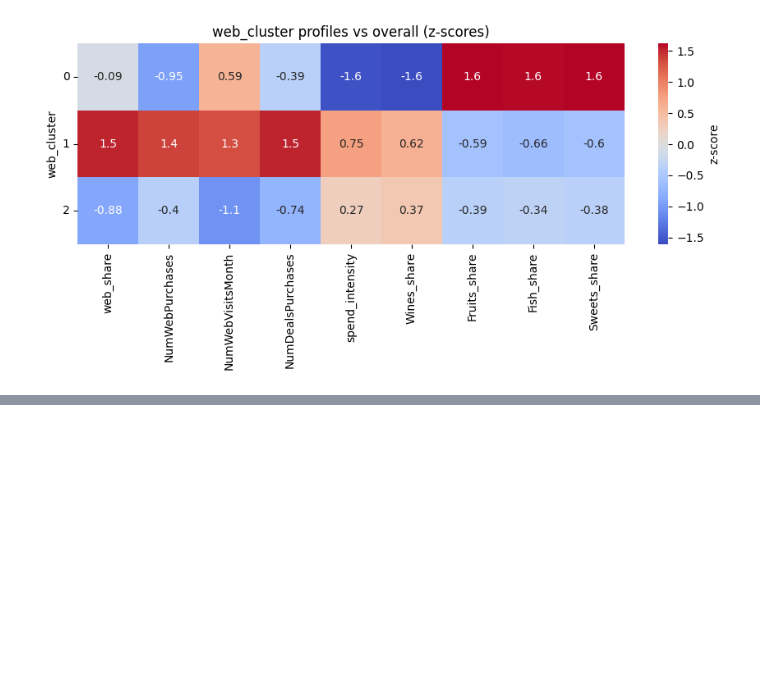
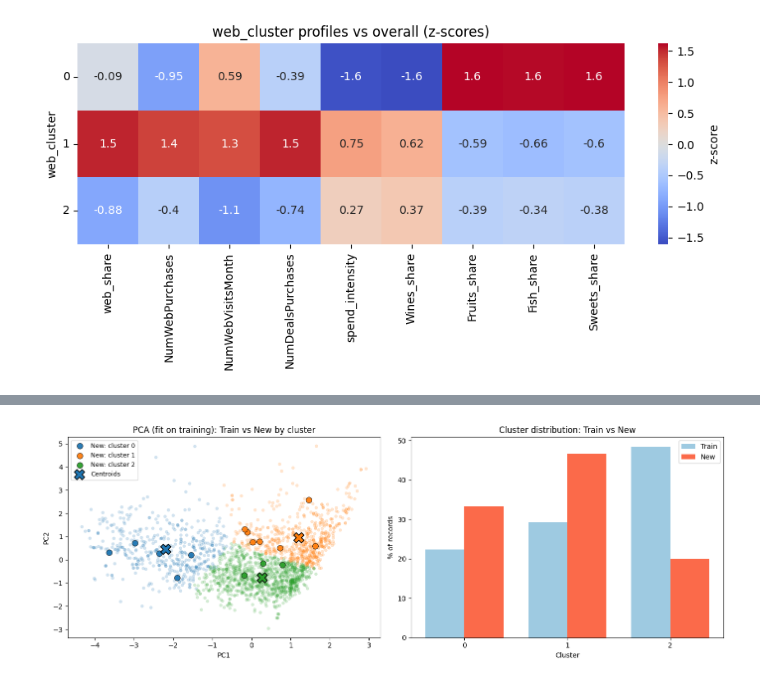
Before and after one commit to jkyamaguchi/ReDI-AI, a Jupyter notebook: Project/notebooks/customer_segmentation.ipynb, the cells around one changed output, grey strips where cells are left out. Cells and saved outputs as stored; diff of their text form; code cells hidden in the pictures; blank space fills up the shorter version.

Commit message:
Notebooks for classifying new data. Created a new file for inferring new data. Reorganize files in the project into folders.

```diff
--- a/Project/customer_segmentation.ipynb
+++ b/Project/notebooks/customer_segmentation.ipynb
@@ -6,7 +6,7 @@ import seaborn as sns
 # %% [markdown]
 ### Basic info
 # %%
-file_path = "customer_segmentation.csv"
+file_path = "../data/customer_segmentation.csv"
 df = pd.read_csv(file_path)
 
 print("Shape of dataset:", df.shape)
@@ -308,7 +308,8 @@ for response, group in response_groups:
 print(f"\n{'='*45}")
 print("Response Rate by Income Quartiles:")
 df['Income_Quartile'] = pd.qcut(df['Income'], q=4, labels=['Q1 (Lowest)', 'Q2', 'Q3', 'Q4 (Highest)'])
-quartile_response = df.groupby('Income_Quartile')['Response'].agg(['count', 'sum', 'mean'])
+
+quartile_response = df.groupby('Income_Quartile', observed=False)['Response'].agg(['count', 'sum', 'mean'])
 quartile_response.columns = ['Total_Customers', 'Responders', 'Response_Rate']
 quartile_response['Response_Rate_Pct'] = quartile_response['Response_Rate'] * 100
 
@@ -830,0 +910,4 @@ Cluster 0  |  size=495
+# %%
+incoming = pd.read_csv('../data/new_customers.csv')
+classified = classify_new(incoming)
+classified.head()
@@ -830,0 +923,75 @@ Cluster 0  |  size=495
+# %%
+# Training vs New data: PCA overlay + cluster distribution
+from sklearn.decomposition import PCA
+
+# 1) Prepare scaled features for train and new (using the saved scaler)
+X_train = df[cluster_features].fillna(0)
+X_train_scaled = scaler.transform(X_train)
+
+X_new = classified[cluster_features].fillna(0)
+X_new_scaled = scaler.transform(X_new)
+
+# 2) Fit PCA on training, transform both sets and the centroids
+pca = PCA(n_components=2, random_state=42)
+train_2d = pca.fit_transform(X_train_scaled)
+new_2d = pca.transform(X_new_scaled)
+centers_2d = pca.transform(kmeans.cluster_centers_)
+
+# 3) Color mapping consistent across clusters
+n_clusters = kmeans.n_clusters
+palette = sns.color_palette('tab10', n_colors=n_clusters)
+color_map = {i: palette[i] for i in range(n_clusters)}
+
+# 4) Plot overlay + distribution bars
+fig, axes = plt.subplots(1, 2, figsize=(14, 5))
+
+# 4a) Left: PCA scatter overlay
+ax = axes[0]
+# Training points (faint)
+sns.scatterplot(
+    x=train_2d[:,0], y=train_2d[:,1],
+    hue=df['web_cluster'], palette=color_map,
+    alpha=0.20, s=18, edgecolor=None, legend=False, ax=ax
+)
+
+# New points (emphasized) by predicted cluster
+for cid in sorted(classified['web_cluster'].unique()):
+    mask = classified['web_cluster'] == cid
+    ax.scatter(
+        new_2d[mask, 0], new_2d[mask, 1],
+        c=[color_map[cid]], s=70, marker='o', edgecolors='k', linewidths=0.6,
+        label=f'New: cluster {cid}', alpha=0.95
+    )
+
+# Centroids
+ax.scatter(
+    centers_2d[:,0], centers_2d[:,1],
+    c=[color_map[i] for i in range(n_clusters)],
+    s=220, marker='X', edgecolors='k', linewidths=1.2, label='Centroids'
+)
+
+ax.set_title('PCA (fit on training): Train vs New by cluster')
+ax.set_xlabel('PC1'); ax.set_ylabel('PC2')
+ax.legend(frameon=True, fontsize=9)
+
+# 4b) Right: Cluster distribution comparison (% of records)
+train_counts = df['web_cluster'].value_counts().sort_index()
+new_counts = classified['web_cluster'].value_counts().sort_index()
+clusters = sorted(set(train_counts.index).union(new_counts.index))
+
+train_pct = [100 * train_counts.get(i, 0) / len(df) for i in clusters]
+new_pct = [100 * new_counts.get(i, 0) / len(classified) for i in clusters]
+
+x = np.arange(len(clusters))
+w = 0.38
+axes[1].bar(x - w/2, train_pct, width=w, color='#9ecae1', label='Train')
+axes[1].bar(x + w/2, new_pct, width=w, color='#fb6a4a', label='New')
+axes[1].set_xticks(x); axes[1].set_xticklabels([f'{i}' for i in clusters])
+axes[1].set_ylabel('% of records'); axes[1].set_xlabel('Cluster')
+axes[1].set_title('Cluster distribution: Train vs New')
+axes[1].legend()
+
+plt.tight_layout()
+plt.show()
+# %% [output]
+[figure, added]
```
Also changed, not shown: parts of 6 cells of this notebook, 6 other files.
